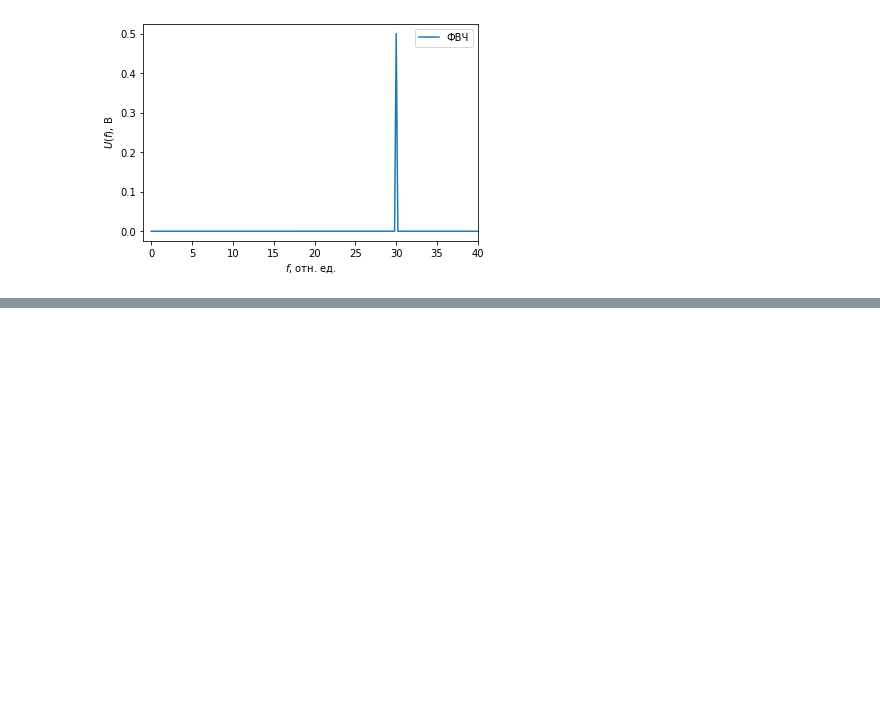
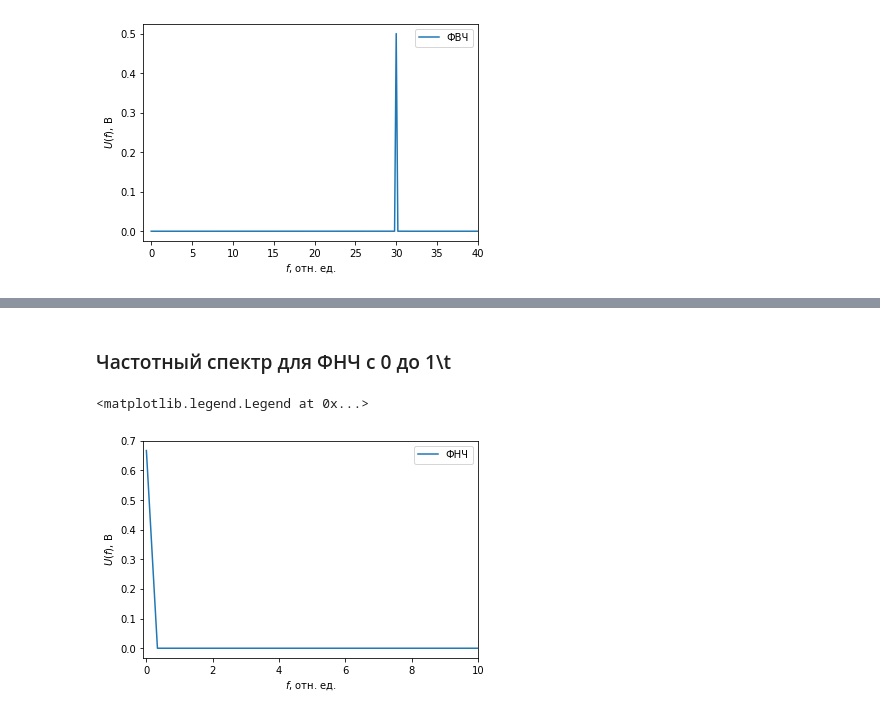
Before and after one commit to DaniilSysoev/opisis_sem_4, a Jupyter notebook: Описис_сем_4.ipynb, the cells around one changed output, grey strips where cells are left out. Cells and saved outputs as stored; diff of their text form; code cells hidden in the pictures; blank space fills up the shorter version.

```diff
--- a/Описис_сем_4.ipynb
+++ b/Описис_сем_4.ipynb
@@ -170,0 +274,12 @@ ax.legend(loc='best')
+# %% [markdown]
+<h3>Частотный спектр для ФНЧ с 0 до 1\t</h3>
+# %%
+fig, ax = plt.subplots()
+ax.plot(freq[0:n//2], (np.hypot(spec_lf.real, spec_lf.imag)/n*2.0)[0:n//2], '-', label='ФНЧ')
+ax.set_xlabel("$f$, отн. ед.", fontsize=10)
+ax.set_ylabel("$U(f)$, В", fontsize=10)
+ax.set_xlim(-0.1, 10)
+ax.legend(loc='best')
+# %% [output]
+<matplotlib.legend.Legend at 0x...>
+[figure, added]
```
Also changed, not shown: parts of 18 cells of this notebook.
